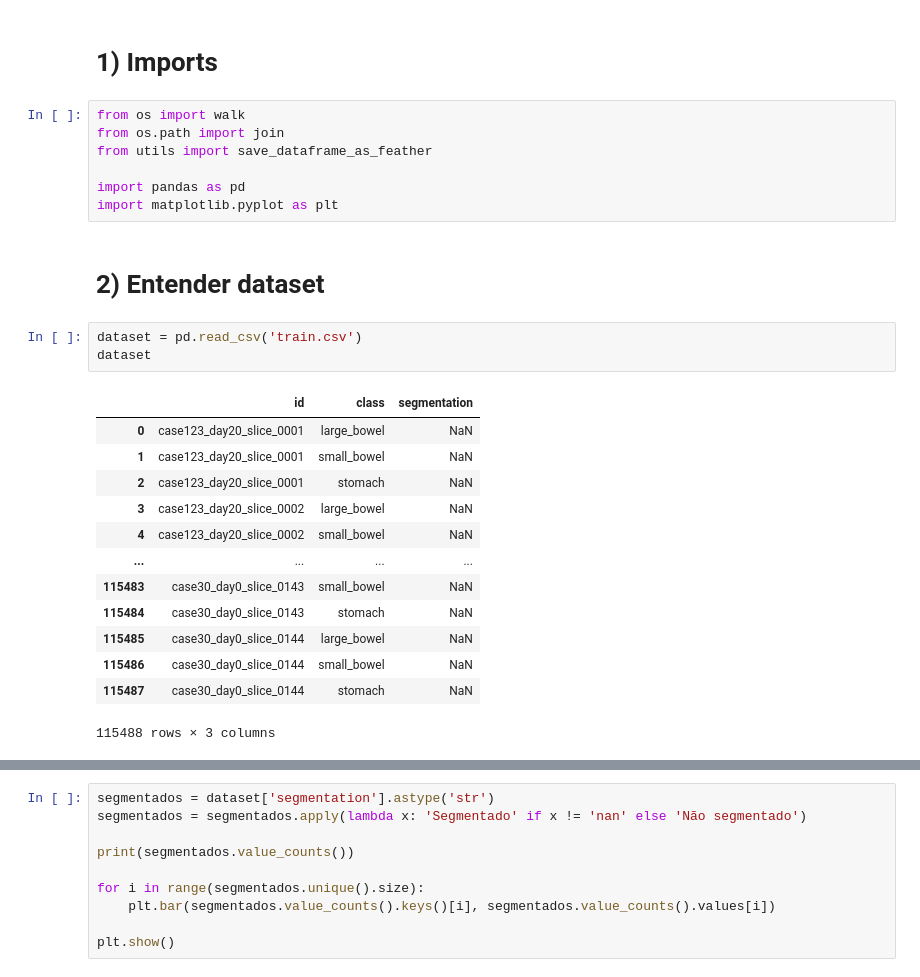
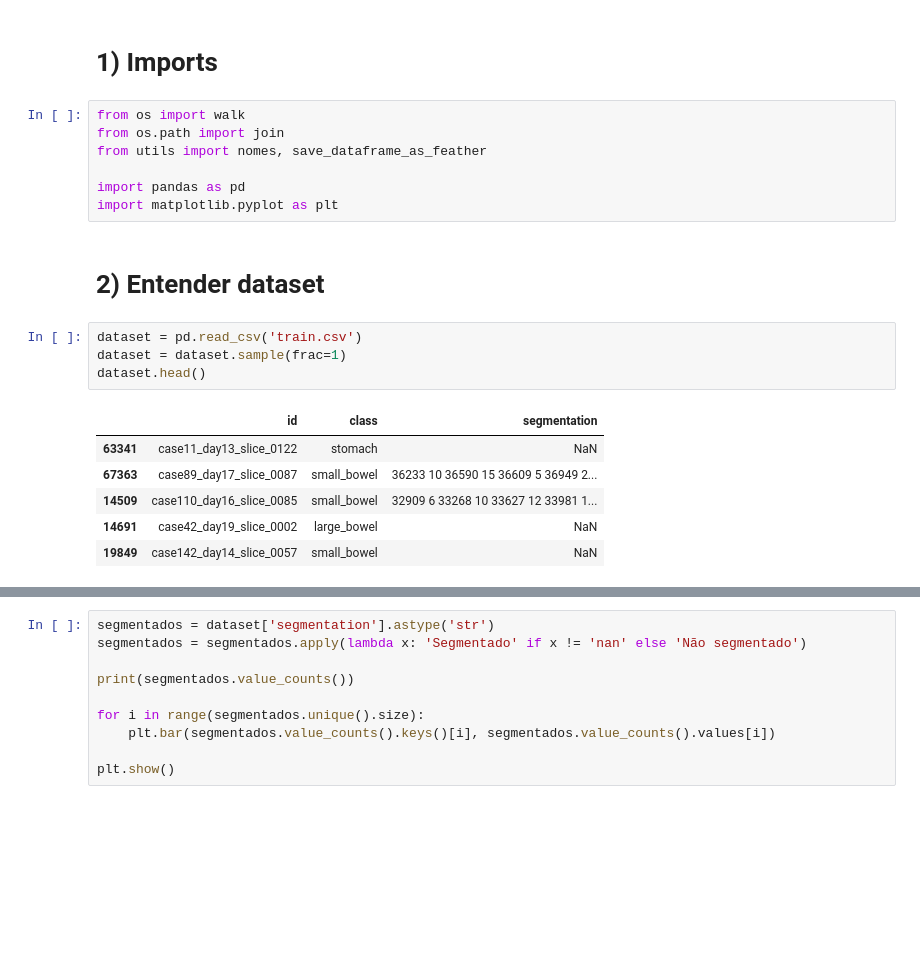
Before and after one commit to PauloUbirajara/uw-madison-image-segmentation, a Jupyter notebook: setup.ipynb, the cells around one changed output, grey strips where cells are left out. Drawn from its saved outputs; the diff is of its cells as text; blank space fills up the shorter version.

```diff
--- a/setup.ipynb
+++ b/setup.ipynb
@@ -3,7 +3,7 @@
 # %%
 from os import walk
 from os.path import join
-from utils import save_dataframe_as_feather
+from utils import nomes, save_dataframe_as_feather
 
 import pandas as pd
 import matplotlib.pyplot as plt
@@ -11,21 +11,15 @@ import matplotlib.pyplot as plt
 # 2) Entender dataset
 # %%
 dataset = pd.read_csv('train.csv')
-dataset
+dataset = dataset.sample(frac=1)
+dataset.head()
 # %% [output]
 |  | id | class | segmentation |
-| 0 | case123_day20_slice_0001 | large_bowel | NaN |
-| 1 | case123_day20_slice_0001 | small_bowel | NaN |
-| 2 | case123_day20_slice_0001 | stomach | NaN |
-| 3 | case123_day20_slice_0002 | large_bowel | NaN |
-| 4 | case123_day20_slice_0002 | small_bowel | NaN |
-| ... | ... | ... | ... |
-| 115483 | case30_day0_slice_0143 | small_bowel | NaN |
-| 115484 | case30_day0_slice_0143 | stomach | NaN |
-| 115485 | case30_day0_slice_0144 | large_bowel | NaN |
-| 115486 | case30_day0_slice_0144 | small_bowel | NaN |
-| 115487 | case30_day0_slice_0144 | stomach | NaN |
+| 63341 | case11_day13_slice_0122 | stomach | NaN |
+| 67363 | case89_day17_slice_0087 | small_bowel | 36233 10 36590 15 36609 5 36949 2... |
+| 14509 | case110_day16_slice_0085 | small_bowel | 32909 6 33268 10 33627 12 33981 1... |
+| 14691 | case42_day19_slice_0002 | large_bowel | NaN |
+| 19849 | case142_day14_slice_0057 | small_bowel | NaN |
-115488 rows × 3 columns
 # %%
 orgaos = dataset['class']
 
```
Also changed, not shown: parts of 1 cell of this notebook, 1 other file.
